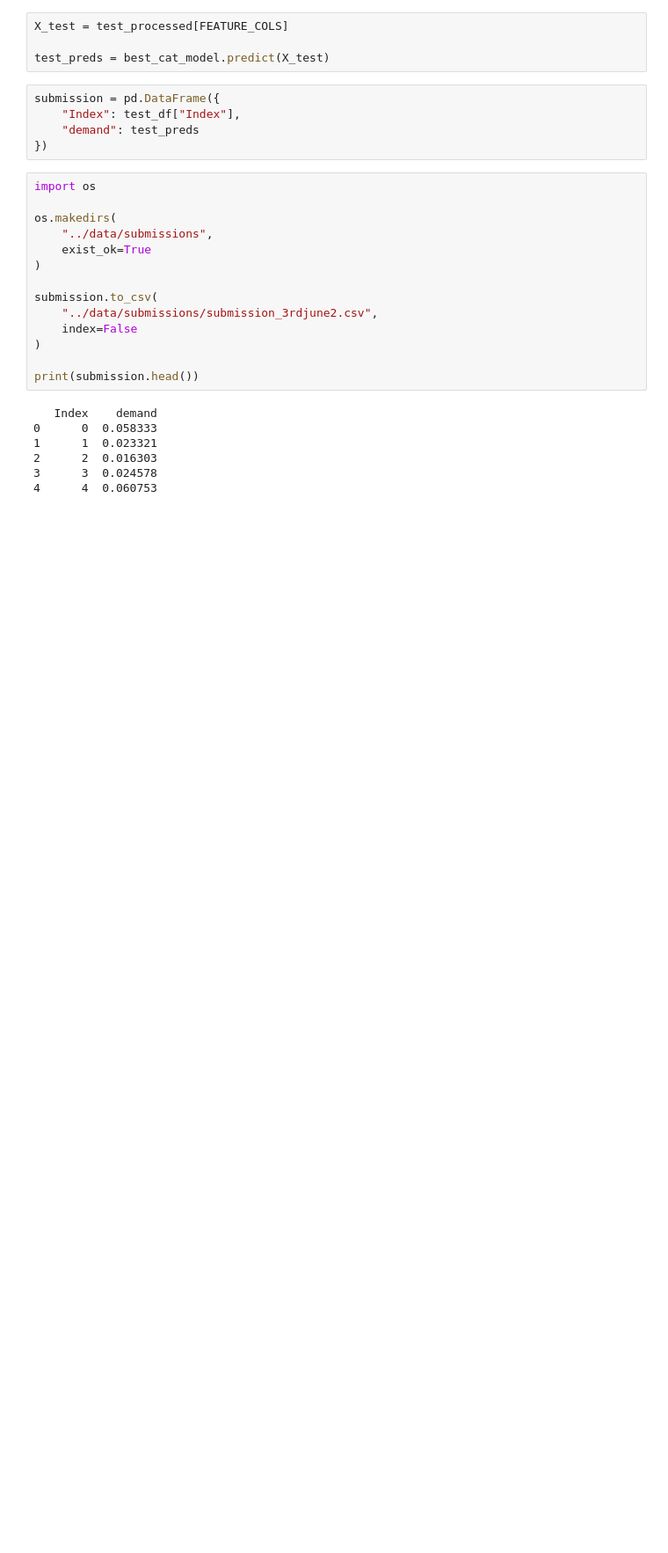
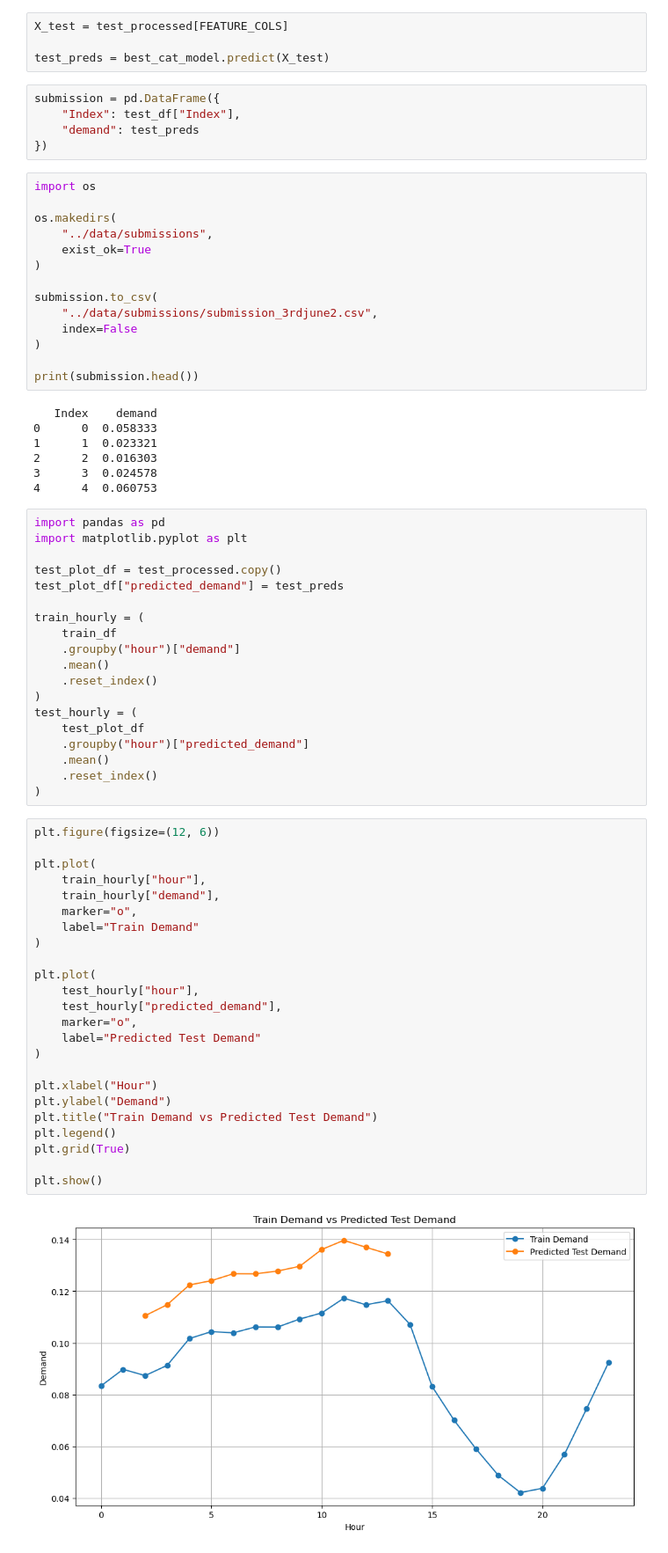
Before and after one commit to shivamkumar-09890/gridlock-hackathon, a Jupyter notebook: notebooks/3june_wrapup.ipynb, the cells around one changed output. Shown at 88% size. Drawn from its saved outputs; the diff is of its cells as text; blank space fills up the shorter version.

```diff
--- a/notebooks/3june_wrapup.ipynb
+++ b/notebooks/3june_wrapup.ipynb
@@ -695,3 +732,48 @@ print(submission.head())
 2      2  0.016303
 3      3  0.024578
 4      4  0.060753
+# %%
+import pandas as pd
+import matplotlib.pyplot as plt
+
+test_plot_df = test_processed.copy()
+test_plot_df["predicted_demand"] = test_preds
+
+train_hourly = (
+    train_df
+    .groupby("hour")["demand"]
+    .mean()
+    .reset_index()
+)
+test_hourly = (
+    test_plot_df
+    .groupby("hour")["predicted_demand"]
+    .mean()
+    .reset_index()
+)
+# %%
+plt.figure(figsize=(12, 6))
+
+plt.plot(
+    train_hourly["hour"],
+    train_hourly["demand"],
+    marker="o",
+    label="Train Demand"
+)
+
+plt.plot(
+    test_hourly["hour"],
+    test_hourly["predicted_demand"],
+    marker="o",
+    label="Predicted Test Demand"
+)
+
+plt.xlabel("Hour")
+plt.ylabel("Demand")
+plt.title("Train Demand vs Predicted Test Demand")
+plt.legend()
+plt.grid(True)
+
+plt.show()
+# %% [output]
+[figure, added]
```
Also changed, not shown: parts of 4 cells of this notebook.
